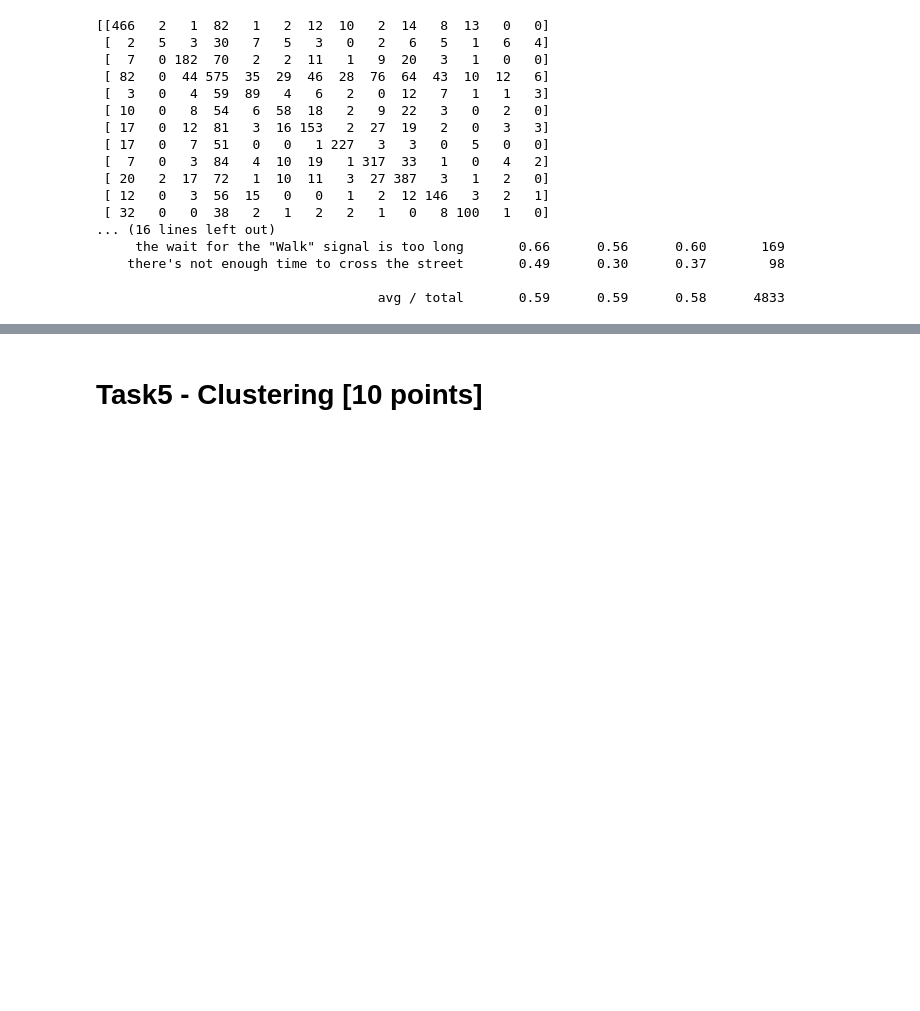
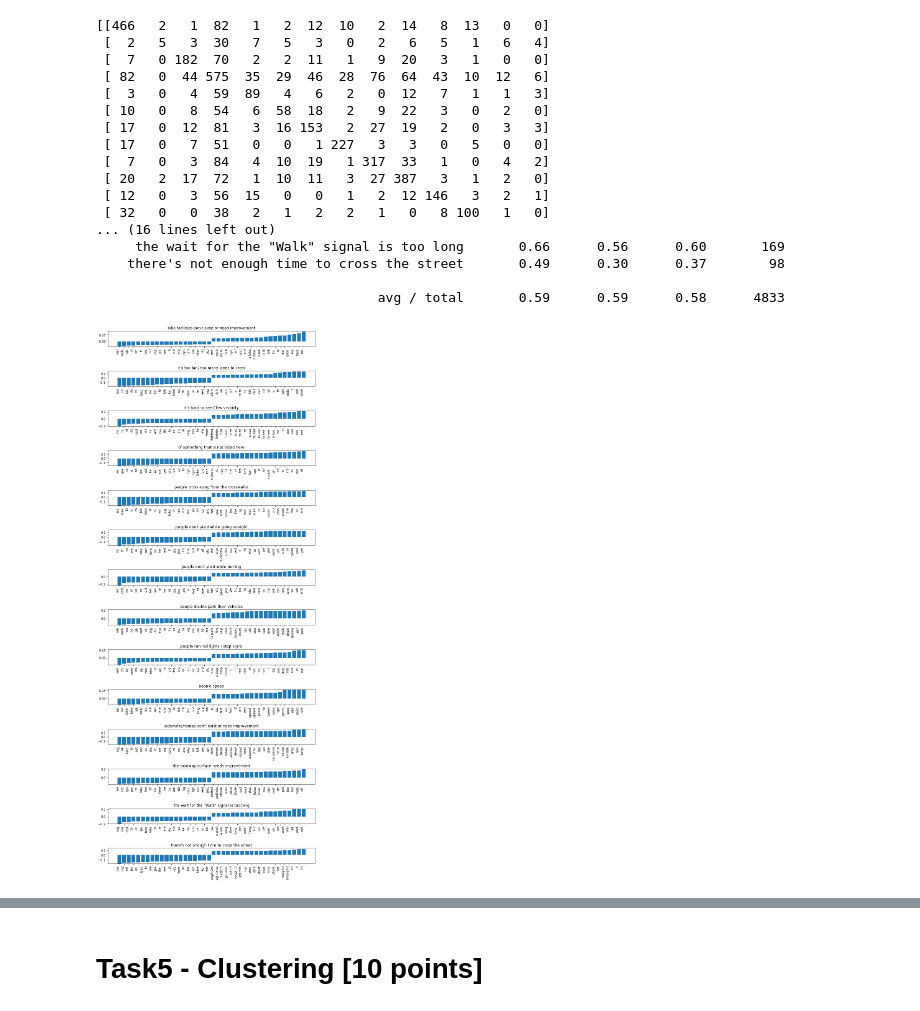
Before and after one commit to wl2522/VisionZeroBoston, a Jupyter notebook: hw4_starter_notebook.ipynb, the cells around one changed output, grey strips where cells are left out. Cells and saved outputs as stored; diff of their text form; code cells hidden in the pictures; blank space fills up the shorter version.

```diff
--- a/hw4_starter_notebook.ipynb
+++ b/hw4_starter_notebook.ipynb
@@ -833,3 +839,39 @@ print(classification_report(target_train, preds))
     there's not enough time to cross the street       0.49      0.30      0.37        98
 
                                     avg / total       0.59      0.59      0.58      4833
+# %%
+#Plot the most important character n-grams for each category
+
+
+feature_names = lr_lemma_pipe.named_steps['countvectorizer'].get_feature_names()
+
+def plot_important_features(coef, feature_names, top_n=20, ax=None):
+    if ax is None:
+        ax = plt.gca()
+
+    inds = np.argsort(coef)
+    low = inds[:top_n]
+    high = inds[-top_n:]
+    important = np.hstack([low, high])
+    myrange = range(len(important))
+
+    ax.bar(myrange, coef[important])
+    ax.set_xticks(myrange)
+    ax.set_xticklabels(feature_names[important], rotation=90, ha='right')
+
+n_classes = len(lr_lemma_pipe.classes_)
+
+fig, axes = plt.subplots(n_classes, figsize=(10, 25))
+
+for ax, coef, label in zip(axes.ravel(),
+                           lr_lemma_pipe.named_steps['logisticregression'].coef_,
+                          lr_lemma_pipe.classes_):
+    #print(ax, coef, label)
+
+
+    ax.set_title(label)
+    plot_important_features(coef, np.array(feature_names), top_n=20, ax=ax)
+
+plt.tight_layout()
+# %% [output]
+[figure, added]
```
Also changed, not shown: parts of 5 cells of this notebook.
